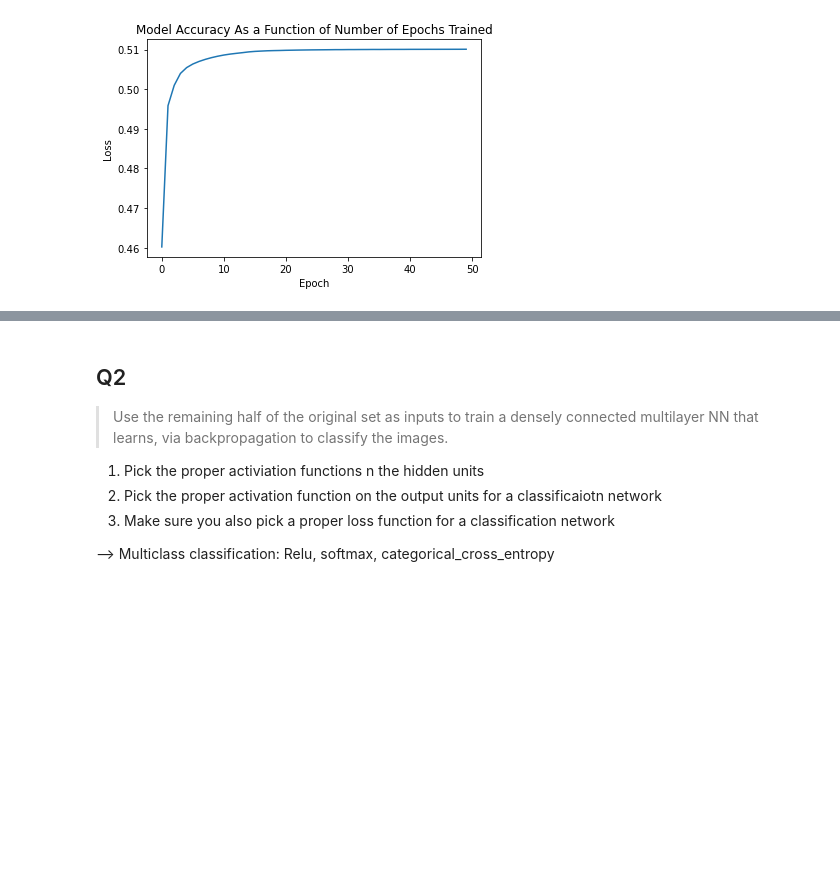
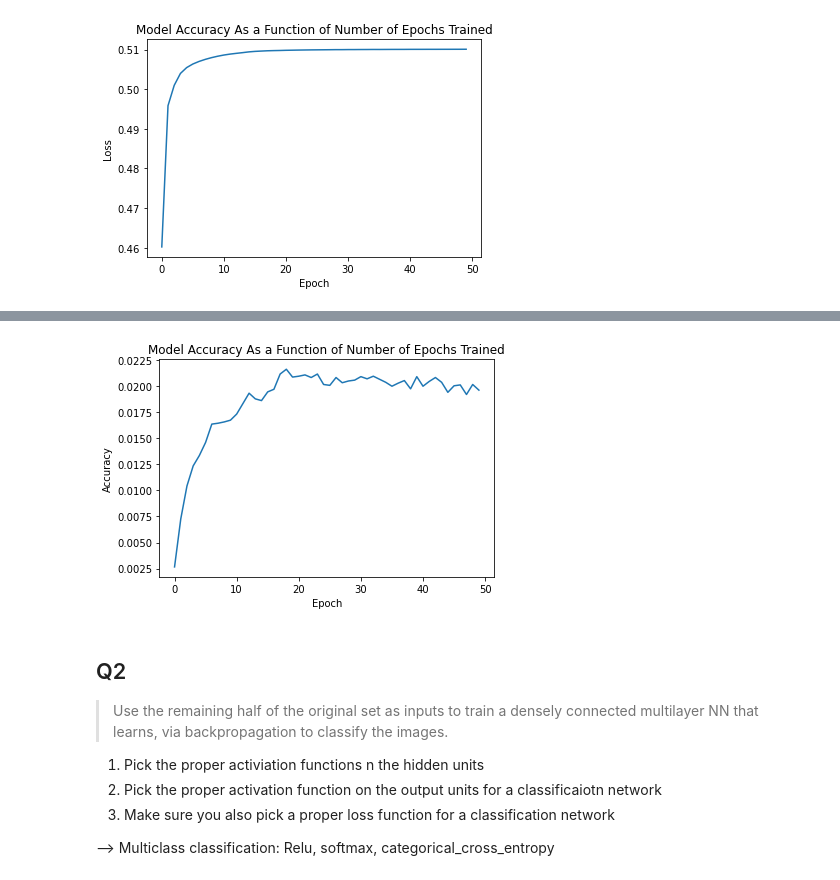
Before and after one commit to kdmalc/CompNeuro, a Jupyter notebook: 07/Homework7.ipynb, the cells around one changed output, grey strips where cells are left out. Drawn from its saved outputs; the diff is of its cells as text; code cells hidden in the pictures; blank space fills up the shorter version.

```diff
--- a/07/Homework7.ipynb
+++ b/07/Homework7.ipynb
@@ -324,3 +260,7 @@ ValueError: A target array with shape (30000, 1) was passed for an output of sha
+# %%
+plot_model_accuracy(hw1history)
+# %% [output]
+[figure, added]
 # %% [markdown]
 ## Q2
 > Use the remaining half of the original set as inputs to train a densely connected multilayer NN that learns, via backpropagation to classify the images.
```
Also changed, not shown: parts of 27 cells of this notebook.
